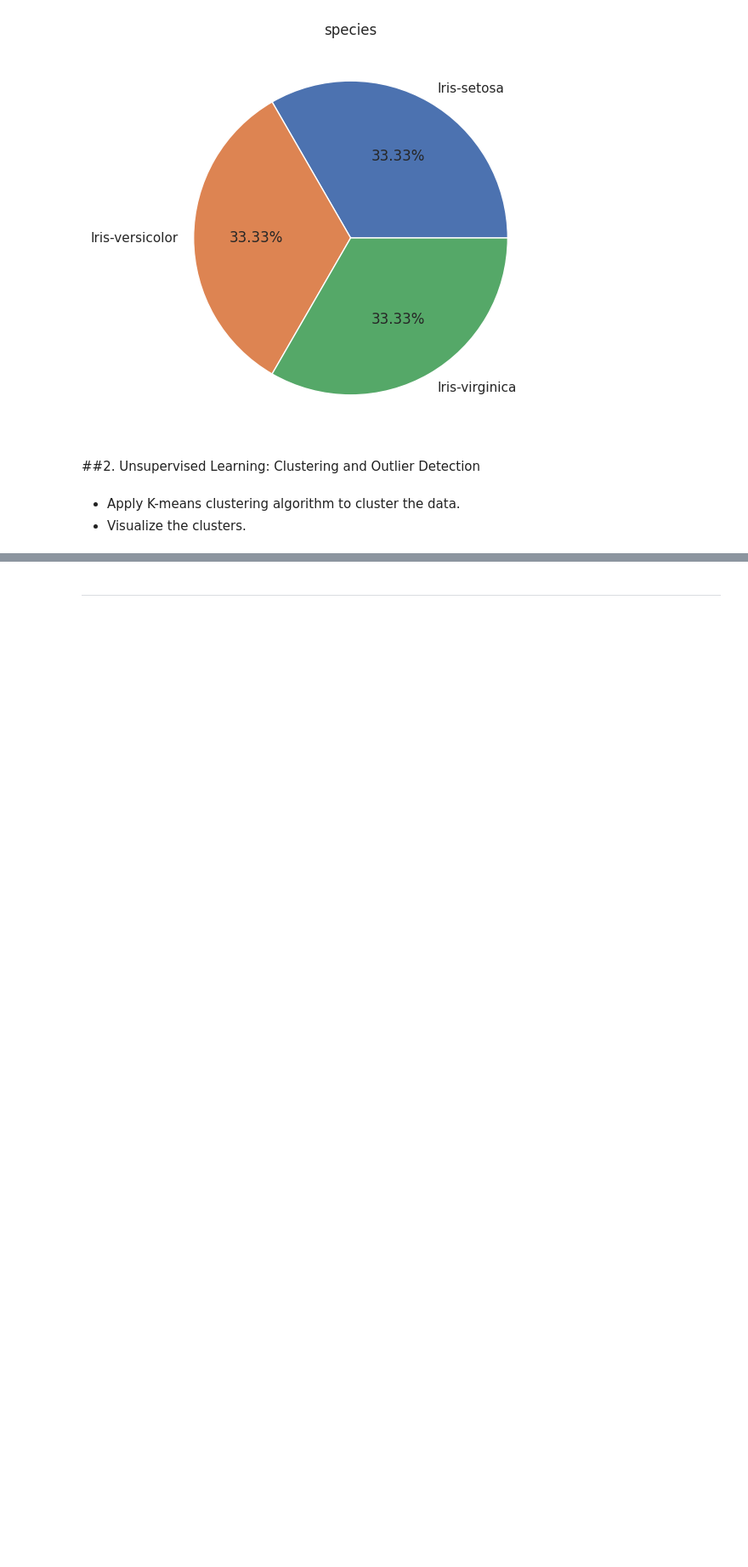
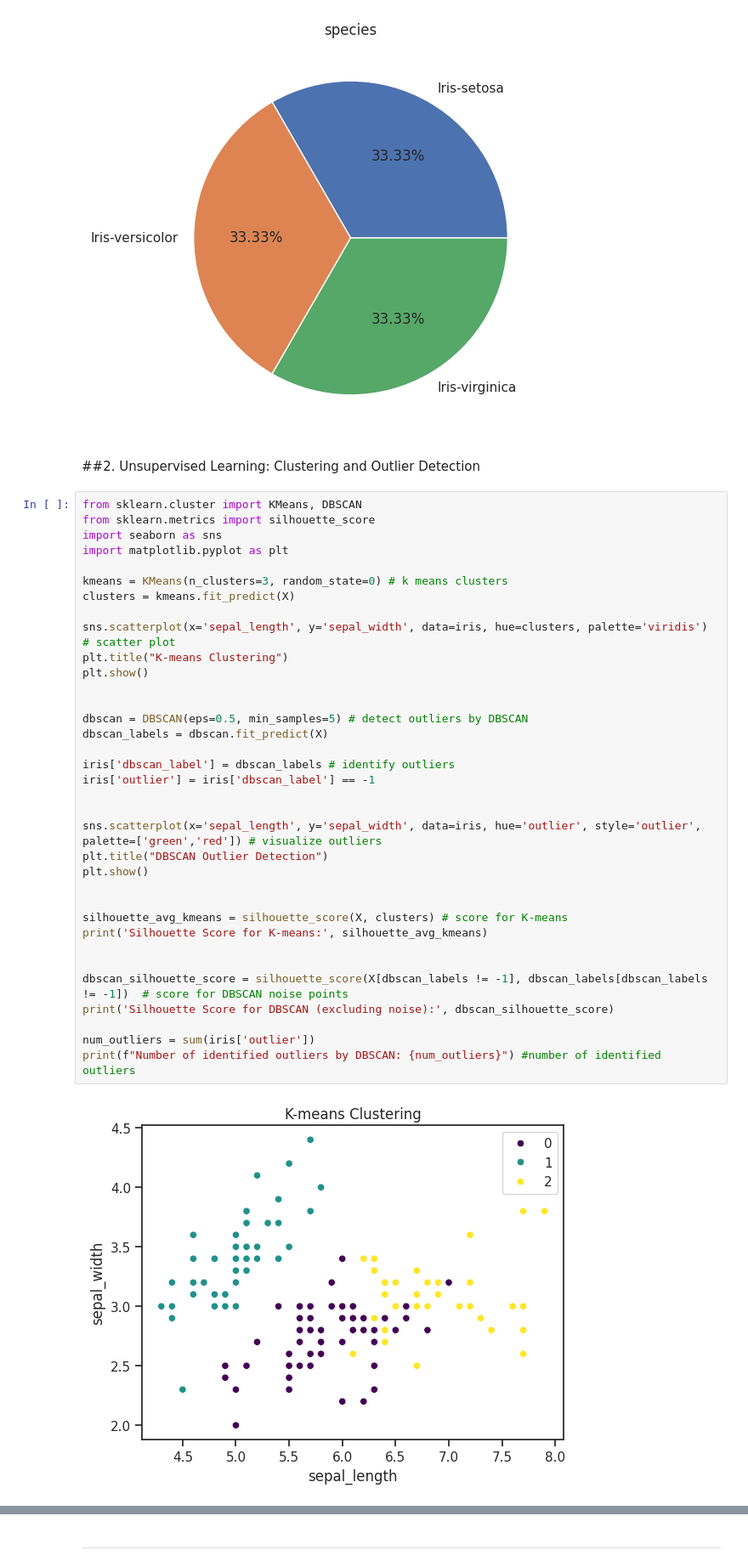
Before and after one commit to MoudiAlhazzaa/Machine_learning_Project, a Jupyter notebook: T5_Project_Module_4_Machine_Learning_Nawaf_Moudi_Zahrah.ipynb, the cells around one changed output, grey strips where cells are left out. Shown at 85% size. Cells and saved outputs as stored; diff of their text form; blank space fills up the shorter version.

```diff
--- a/T5_Project_Module_4_Machine_Learning_Nawaf_Moudi_Zahrah.ipynb
+++ b/T5_Project_Module_4_Machine_Learning_Nawaf_Moudi_Zahrah.ipynb
@@ -191,6 +193,40 @@ iris['species'].value_counts().plot(kind='pie',
 [figure]
 # %% [markdown]
 ##2. Unsupervised Learning: Clustering and Outlier Detection
-# %% [markdown]
-* Apply K-means clustering algorithm to cluster the data.
-* Visualize the clusters.
+# %%
+from sklearn.cluster import KMeans, DBSCAN
+from sklearn.metrics import silhouette_score
+import seaborn as sns
+import matplotlib.pyplot as plt
+
+kmeans = KMeans(n_clusters=3, random_state=0) # k means clusters
+clusters = kmeans.fit_predict(X)
+
+sns.scatterplot(x='sepal_length', y='sepal_width', data=iris, hue=clusters, palette='viridis') # scatter plot
+plt.title("K-means Clustering")
+plt.show()
+
+
+dbscan = DBSCAN(eps=0.5, min_samples=5) # detect outliers by DBSCAN
+dbscan_labels = dbscan.fit_predict(X)
+
+iris['dbscan_label'] = dbscan_labels # identify outliers
+iris['outlier'] = iris['dbscan_label'] == -1
+
+
+sns.scatterplot(x='sepal_length', y='sepal_width', data=iris, hue='outlier', style='outlier', palette=['green','red']) # visualize outliers
+plt.title("DBSCAN Outlier Detection")
+plt.show()
+
+
+silhouette_avg_kmeans = silhouette_score(X, clusters) # score for K-means
+print('Silhouette Score for K-means:', silhouette_avg_kmeans)
+
+
+dbscan_silhouette_score = silhouette_score(X[dbscan_labels != -1], dbscan_labels[dbscan_labels != -1])  # score for DBSCAN noise points
+print('Silhouette Score for DBSCAN (excluding noise):', dbscan_silhouette_score)
+
+num_outliers = sum(iris['outlier'])
+print(f"Number of identified outliers by DBSCAN: {num_outliers}") #number of identified outliers
+# %% [output]
+[figure, added]
```
Also changed, not shown: parts of 40 cells of this notebook.
